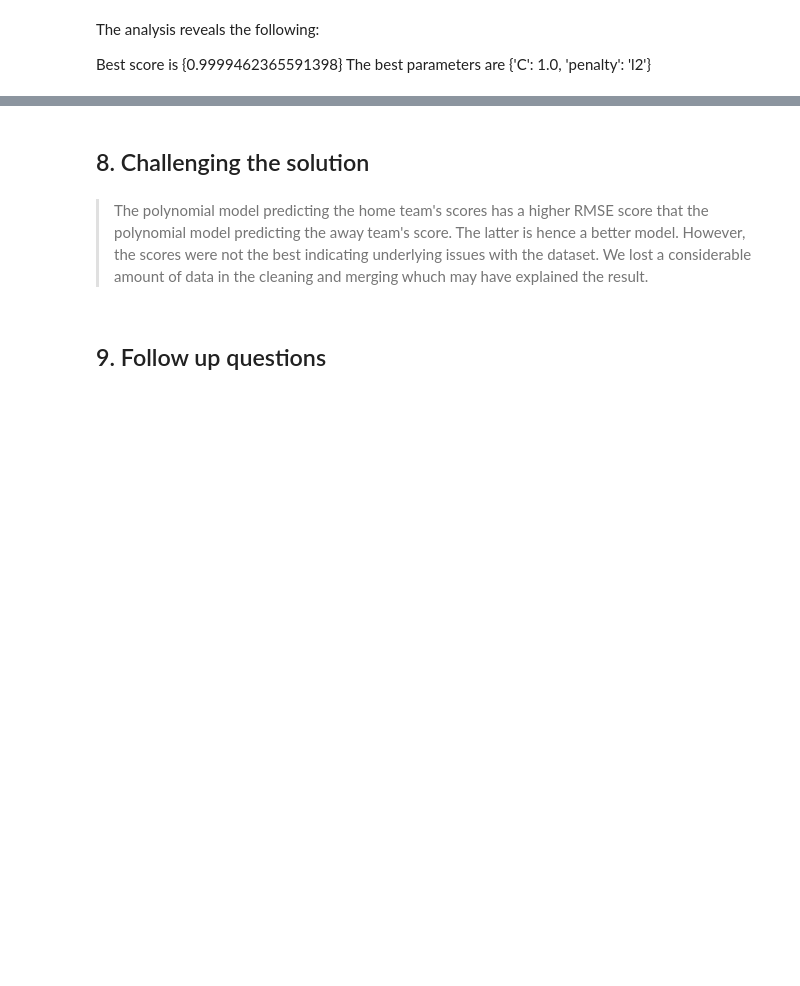
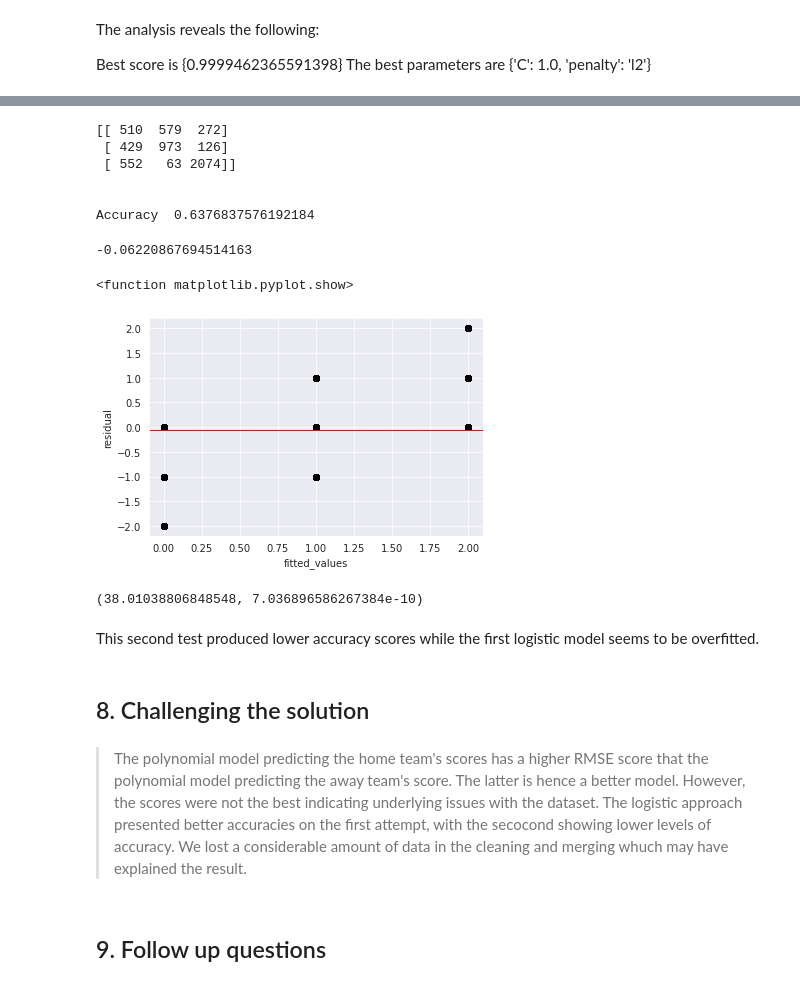
Before and after one commit to Nyawira12/Regression-Analysis, a Jupyter notebook: Mchezopesa_Analysis_Week_6_IP_Lilian_Nyawira.ipynb, the cells around one changed output, grey strips where cells are left out. Drawn from its saved outputs; the diff is of its cells as text; code cells hidden in the pictures; blank space fills up the shorter version.

```diff
--- a/Mchezopesa_Analysis_Week_6_IP_Lilian_Nyawira.ipynb
+++ b/Mchezopesa_Analysis_Week_6_IP_Lilian_Nyawira.ipynb
@@ -1177,0 +1204,3 @@ The best parameters are {'C': 1.0, 'penalty': 'l2'}
+# %%
+Set3 = Football_df[['home_score', 'tournament', 'home_team_rank', 'result']]
+Set3.head()
@@ -1178,7 +1214,67 @@ The best parameters are {'C': 1.0, 'penalty': 'l2'}
+# %%
+# splitting the data
+W = Set3.drop("result", axis = 1)
+z = Set3["result"]
+
+#splitting the data to train and test sets
+from sklearn.model_selection import train_test_split
+
+W_train, W_test, z_train, z_test = train_test_split(W, z, test_size = 0.3, random_state = 25)
+
+# fitting the model
+from sklearn.linear_model import LogisticRegression
+LogReg = LogisticRegression()
+LogReg.fit(W_train, z_train)
+
+# using our model to make predictions
+z_pred = LogReg.predict(W_test)
+# %%
+# evaluating the model
+from sklearn.metrics import confusion_matrix
+from sklearn.metrics import accuracy_score
+
+Confusion_matrix = confusion_matrix(z_test, z_pred)
+print(Confusion_matrix)
+print('\n')
+print('Accuracy ', accuracy_score(z_test, z_pred))
+# %% [output]
+[[ 510  579  272]
+ [ 429  973  126]
+ [ 552   63 2074]]
+
+
+Accuracy  0.6376837576192184
+# %%
+#checking for residuals
+residuals = np.subtract(z_pred, z_test)
+
+
+pd.DataFrame(residuals).describe()
+residuals.mean()
+# %% [output]
+-0.06220867694514163
+# %%
+import matplotlib.pyplot as plt
+plt.scatter(z_pred, residuals, color = 'black')
+plt.ylabel('residual')
+plt.xlabel('fitted_values')
+plt.axhline(y=residuals.mean(), color = 'red', linewidth = 1)
+plt.show
+# %% [output]
+<function matplotlib.pyplot.show>
+[figure, added]
+# %%
+import scipy as sp
+test_result, p_value = sp.stats.bartlett(z_pred, residuals)
+test_result, p_value
+# %% [output]
+(38.01038806848548, 7.036896586267384e-10)
+# %% [markdown]
+This second test produced lower accuracy scores while the first logistic model seems to be overfitted.
 # %% [markdown]
 ## 8. Challenging the solution
 # %% [markdown]
-> The polynomial model predicting the home team's scores has a higher RMSE score that the polynomial model predicting the away team's score. The latter is hence a better model. However, the scores were not the best indicating underlying issues with the dataset. We lost a considerable amount of data in the cleaning and merging whuch may have explained the result.
+> The polynomial model predicting the home team's scores has a higher RMSE score that the polynomial model predicting the away team's score. The latter is hence a better model. However, the scores were not the best indicating underlying issues with the dataset. The logistic approach presented better accuracies on the first attempt, with the secocond showing lower levels of accuracy. We lost a considerable amount of data in the cleaning and merging whuch may have explained the result.
 # %% [markdown]
 ## 9. Follow up questions
 # %% [markdown]
```
Also changed, not shown: parts of 4 cells of this notebook.
